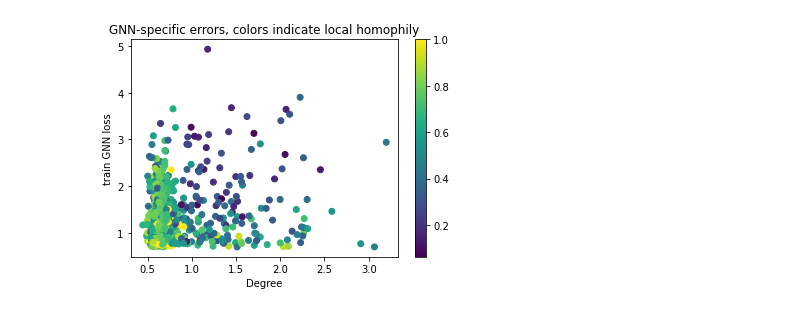
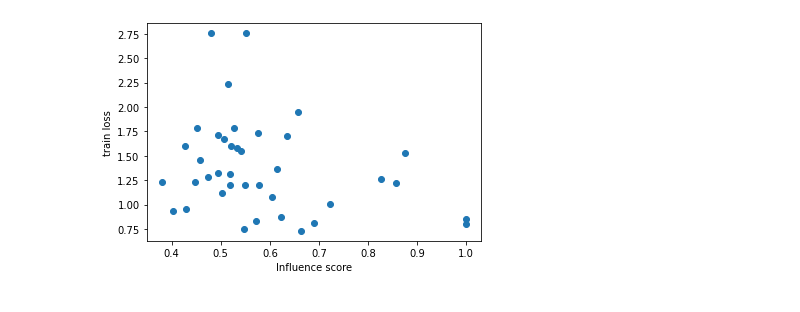
Before and after one commit to ArjunSubramonian/degree-bias-exploration, a Jupyter notebook: explore-gradients.ipynb, the cells around one changed output. Cells and saved outputs as stored; diff of their text form; code cells hidden in the pictures.

```diff
--- a/explore-gradients.ipynb
+++ b/explore-gradients.ipynb
@@ -176,0 +177,15 @@ def test_loss_by_deg(model):
+# %%
+def label_homo():
+    edge_index, _ = add_remaining_self_loops(data.edge_index)
+    edge_weight = torch.ones_like(edge_index[0]).float()
+    edge_weight = gcn_norm(edge_index, edge_weight, data.x.size(0))
+
+    deg = torch.zeros_like(data.y).float()
+    deg = torch.scatter_add(deg, 0, edge_index[0], edge_weight)
+
+    homo = torch.zeros_like(data.y).float()
+    pow_edge_index, pow_edge_weight = power(edge_index, edge_weight, data.x.size(0))
+    c_mask = data.y[pow_edge_index[0]] == data.y[pow_edge_index[1]]
+    homo = torch.scatter_add(homo, 0, pow_edge_index[0, c_mask], pow_edge_weight[c_mask]) / deg
+
+    return [homo[mask] for mask in [data.train_mask, data.val_mask, data.test_mask]]
@@ -177,3 +209,19 @@ def test_loss_by_deg(model):
+# %%
+def influence_scores():
+    edge_index, _ = add_remaining_self_loops(data.edge_index)
+    edge_weight = torch.ones_like(edge_index[0]).float()
+    edge_weight = gcn_norm(edge_index, edge_weight, data.x.size(0))
+
+    edge_index, edge_weight = power(edge_index, edge_weight, data.x.size(0))
+
+    deg = torch.zeros_like(data.y).float()
+    deg = torch.scatter_add(deg, 0, edge_index[0], edge_weight)
+
+    labeled_idx = data.train_mask.float().reshape(-1, 1)
+    labeled_influence = torch_sparse.spmm(edge_index, edge_weight, data.x.size(0), data.x.size(0), labeled_idx).flatten()
+    self_influence = edge_weight[edge_index[0] == edge_index[1]]
+
+    return [labeled_influence[mask] / deg[mask] for mask in [data.train_mask, data.val_mask, data.test_mask]]
 # %%
 def get_compatibility_matrix(y, edge_index, edge_weight=None):
     """
@@ -364,5 +352,7 @@ plt.show()
 # %%
-gnn_losses, degs, homos = test_loss_by_deg(gnn_model)
+gnn_losses, degs = test_loss_by_deg(gnn_model)
+homos = label_homo()
+
 for i, split in zip([0, 1, 2], ['train', 'val', 'test']):
     diff_mask = (gnn_errs[i] == 1) & (mlp_errs[i] == 0)
 
@@ -379,13 +369,11 @@ for i, split in zip([0, 1, 2], ['train', 'val', 'test']):
 # %%
-gnn_losses, degs, homos = test_loss_by_deg(gnn_model)
+infl_list = influence_scores()
 for i, split in zip([0, 1, 2], ['train', 'val', 'test']):
     diff_mask = (gnn_errs[i] == 1) & (mlp_errs[i] == 0)
 
-    plt.scatter(degs[i][diff_mask].tolist(), gnn_losses[i][diff_mask].tolist(), c=homos[i][diff_mask].tolist())
-    plt.colorbar()
-    plt.xlabel('Degree')
-    plt.ylabel('{} GNN loss'.format(split))
-    plt.title('GNN-specific errors, colors indicate local homophily')
+    plt.scatter(infl_list[i][diff_mask].tolist(), gnn_losses[i][diff_mask].tolist())
+    plt.xlabel('Influence score')
+    plt.ylabel('{} loss'.format(split))
     plt.show()
 # %% [output]
-[figure, old version]
+[figure, new version]
```
Also changed, not shown: parts of 33 cells of this notebook.
